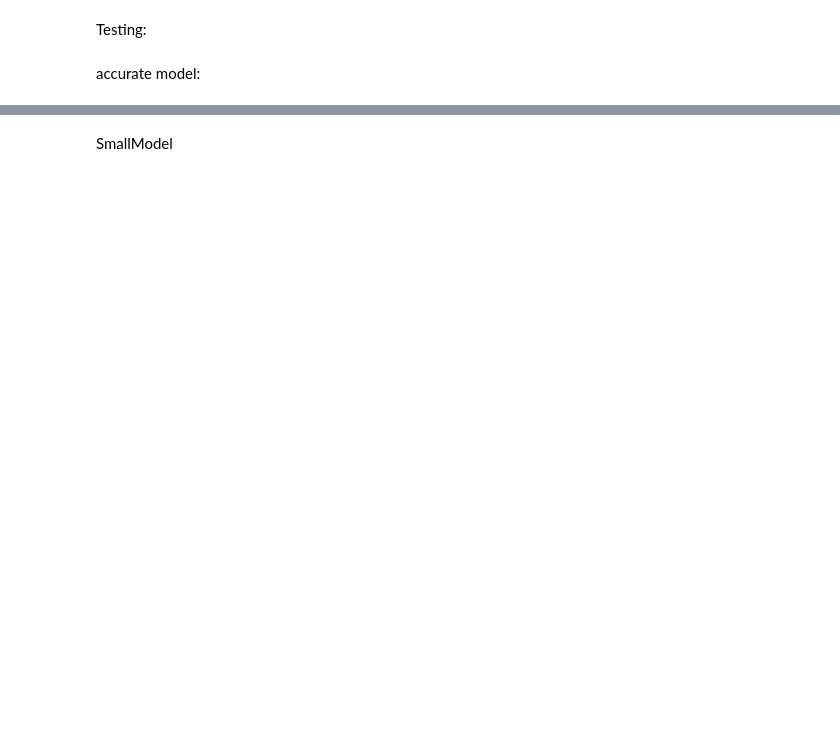
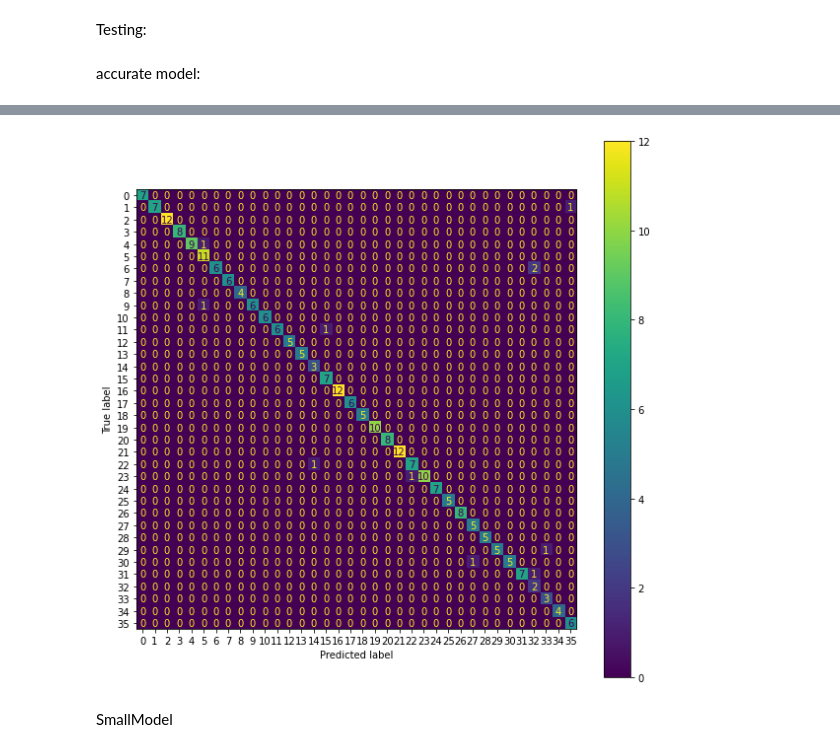
Before and after one commit to bugloader/ECE539-Hand-Gesture-Project, a Jupyter notebook: SingleChannelAttampt.ipynb, the cells around one changed output, grey strips where cells are left out. Cells and saved outputs as stored; diff of their text form; code cells hidden in the pictures; blank space fills up the shorter version.

```diff
--- a/SingleChannelAttampt.ipynb
+++ b/SingleChannelAttampt.ipynb
@@ -534,4 +557,5 @@ pyplot.show()
 # %%
-y_pred=model1.predict(x_test)
+class_test=np.argmax(y_test, axis=1)
+y_pred=model1.predict(X_test)
 y_pred=np.argmax(y_pred, axis=1)
-print(classification_report(y_pred, labelEnc_test))
+print(classification_report(y_pred, class_test))
@@ -544,3 +580,9 @@ ax.set_title('Confusion Matrix')
+# %%
+cm=ConfusionMatrixDisplay(confusion_matrix(y_pred, class_test))
+fig, ax = pyplot.subplots(figsize=(10,10))
+cm.plot(ax=ax);
+# %% [output]
+[figure, added]
 # %% [markdown]
 SmallModel
 # %%
```
Also changed, not shown: parts of 17 cells of this notebook, 4 other files.
